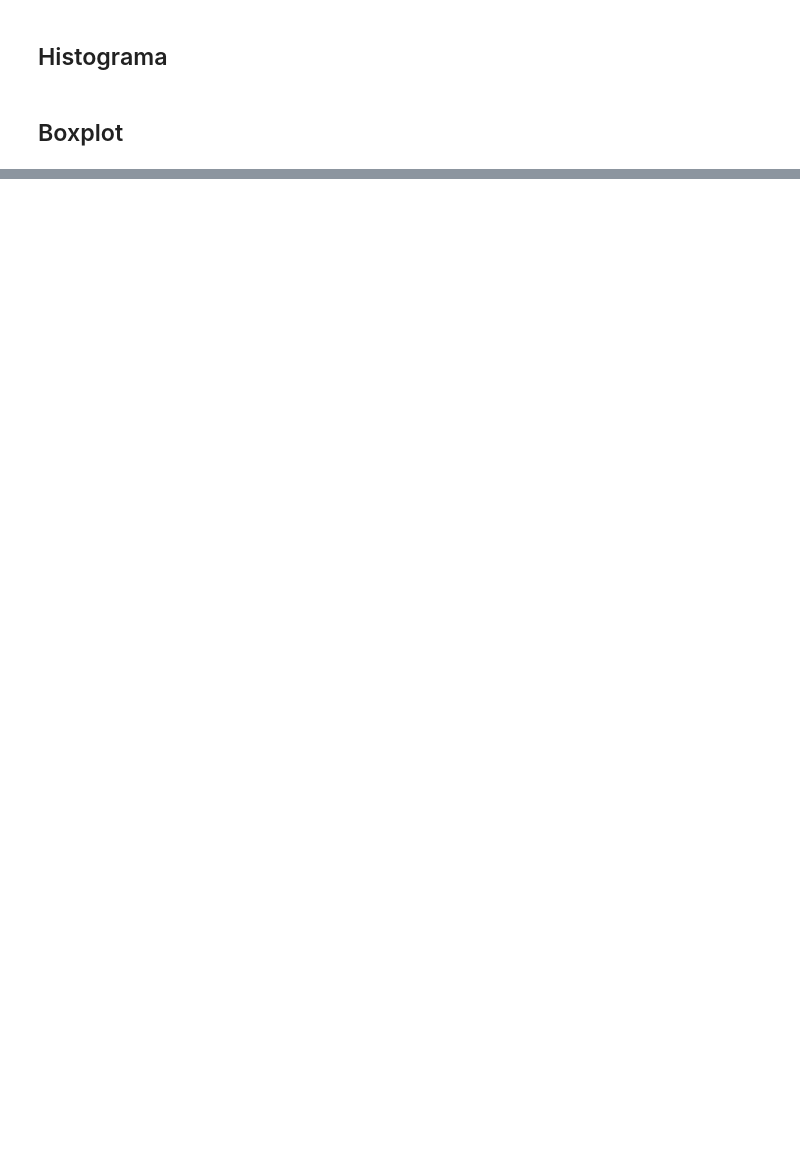
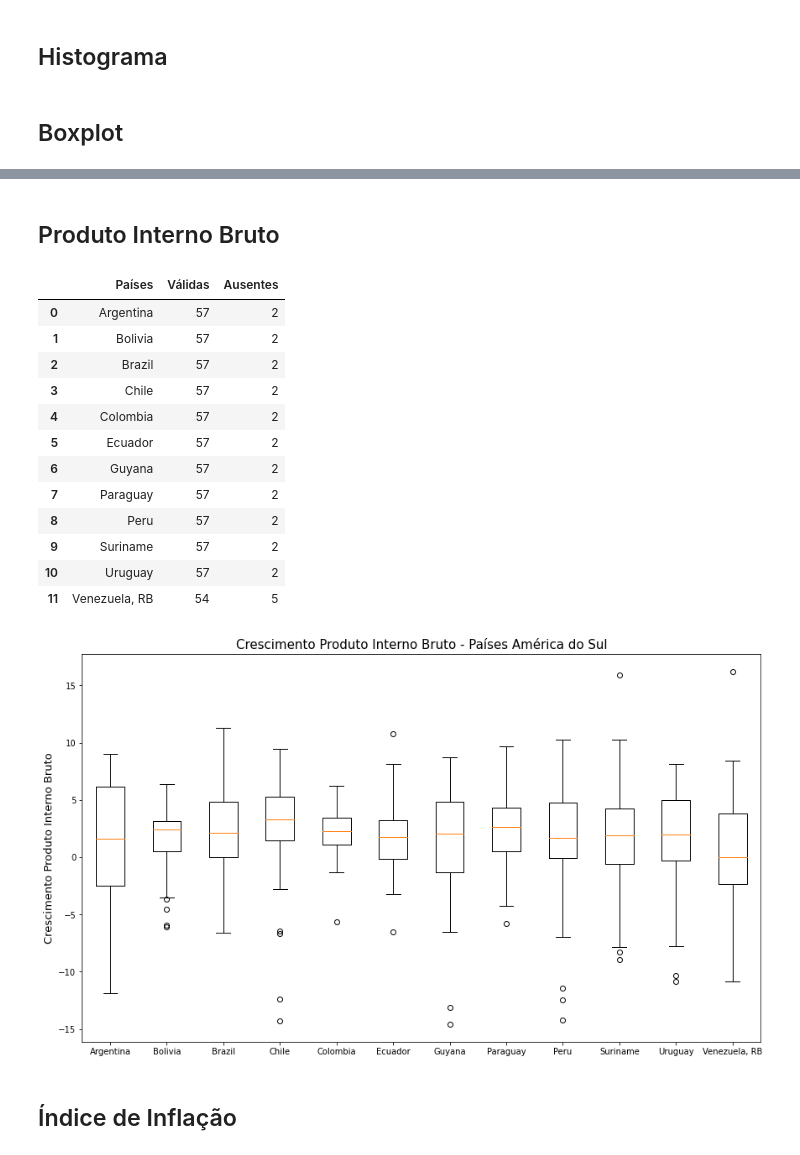
Before and after one commit to sganzerla/DPS852-Data-Science, a Jupyter notebook: T3/T3.ipynb, the cells around one changed output, grey strips where cells are left out. Cells and saved outputs as stored; diff of their text form; code cells hidden in the pictures; blank space fills up the shorter version.

Commit message:
chore: box_plot ok

```diff
--- a/T3/T3.ipynb
+++ b/T3/T3.ipynb
@@ -5,17 +5,19 @@
 # %%
 import pandas as pd
 from matplotlib import pyplot as plt
+
+caminho: str = './'
 
 
 def remover_colunas(df: pd.DataFrame, nome_colunas: list[str]) -> pd.DataFrame:
     return df.drop(nome_colunas, axis=1)
 
 
-def ler_arquivo(caminho: str = './', nome_arquivo='') -> pd.DataFrame:
+def ler_arquivo(nome_arquivo='') -> pd.DataFrame:
     return pd.read_csv(caminho + nome_arquivo)
 
 
-def gravar_arquivo(df: pd.DataFrame, caminho: str = './', nome_arquivo=''):
+def gravar_arquivo(df: pd.DataFrame, nome_arquivo=''):
     df.to_csv(caminho + nome_arquivo)
 
 
@@ -95,7 +97,7 @@ def apagar_colunas_nao_sao_anos(df: pd.DataFrame) -> pd.DataFrame:
     return remover_colunas(df, col_apagar)
 
 
-def conferir_dados_ausentes(df: pd.DataFrame, nome_problema: str, rotulos: list[str]) -> pd.Series:
+def conferir_dados_ausentes(df: pd.DataFrame,  rotulos: list[str], nr_minimo_amostra: int) -> pd.Series:
     validos = []
     ausentes = []
     paises = []
@@ -104,14 +106,13 @@ def conferir_dados_ausentes(df: pd.DataFrame, nome_problema: str, rotulos: list[
         ausentes.append(dados_pais.isna().sum().values[0])
         valido = dados_pais.shape[0] - dados_pais.isna().sum(axis=0).values[0]
         validos.append(valido)
-        if(valido < 20):
+        if(valido < nr_minimo_amostra):
             df.drop(indice, inplace=True)
         else:
             pais = rotulos[indice]
             paises.append(pais)
     dados = pd.DataFrame(
         {'Países': rotulos, 'Válidas': validos, 'Ausentes': ausentes})
-    print(nome_problema)
     display(dados)
     return pd.Series(paises)
 
@@ -123,7 +124,7 @@ def gerar_grafico_box_plot(df: pd.DataFrame, nome_eixo_y: str):
     # apaga coluna indice que é gerado ao ler
     df = apagar_colunas_nao_sao_anos(df)
 
-    rotulos_validos = conferir_dados_ausentes(df, nome_eixo_y, rotulos)
+    rotulos_validos = conferir_dados_ausentes(df, rotulos, 20)
 
     if(len(rotulos_validos)):
         df.dropna(axis=1, inplace=True)
@@ -135,19 +136,4 @@ def gerar_grafico_box_plot(df: pd.DataFrame, nome_eixo_y: str):
         ax.boxplot(df.T, labels=rotulos_validos)
         plt.show()
     else:
-        print("Não há dados suficientes para exibir o gráfico sobre ", nome_eixo_y)
-
-dataframe_mort = ler_arquivo('df_mort_sul_ame.csv')
-gerar_grafico_box_plot(
-    dataframe_mort, "Índice de Mortalidade Infantil")
-
-
-dataframe_pib = ler_arquivo('df_pib_sul_ame.csv')
-gerar_grafico_box_plot(dataframe_pib, "Produto Interno Bruto")
-
-dataframe_infl = ler_arquivo('df_infl_sul_ame.csv')
-gerar_grafico_box_plot(dataframe_infl, "Índice de Inflação")
-
-dataframe_long = ler_arquivo('df_long_sul_ame.csv')
-gerar_grafico_box_plot(
-    dataframe_long, "Expectativa média de vida")
+        print("Não há dados suficientes para exibir o gráfico sobre", nome_eixo_y)
@@ -214,0 +161,22 @@ Expectativa média de vida
+# %% [markdown]
+## Produto Interno Bruto
+# %%
+dataframe_pib = ler_arquivo('df_pib_sul_ame.csv')
+gerar_grafico_box_plot(dataframe_pib, "Crescimento Produto Interno Bruto")
+# %% [output]
+|  | Países | Válidas | Ausentes |
+| 0 | Argentina | 57 | 2 |
+| 1 | Bolivia | 57 | 2 |
+| 2 | Brazil | 57 | 2 |
+| 3 | Chile | 57 | 2 |
+| 4 | Colombia | 57 | 2 |
+| 5 | Ecuador | 57 | 2 |
+| 6 | Guyana | 57 | 2 |
+| 7 | Paraguay | 57 | 2 |
+| 8 | Peru | 57 | 2 |
+| 9 | Suriname | 57 | 2 |
+| 10 | Uruguay | 57 | 2 |
+| 11 | Venezuela, RB | 54 | 5 |
+[figure, added]
+# %% [markdown]
+## Índice de Inflação
```
Also changed, not shown: parts of 6 cells of this notebook.
